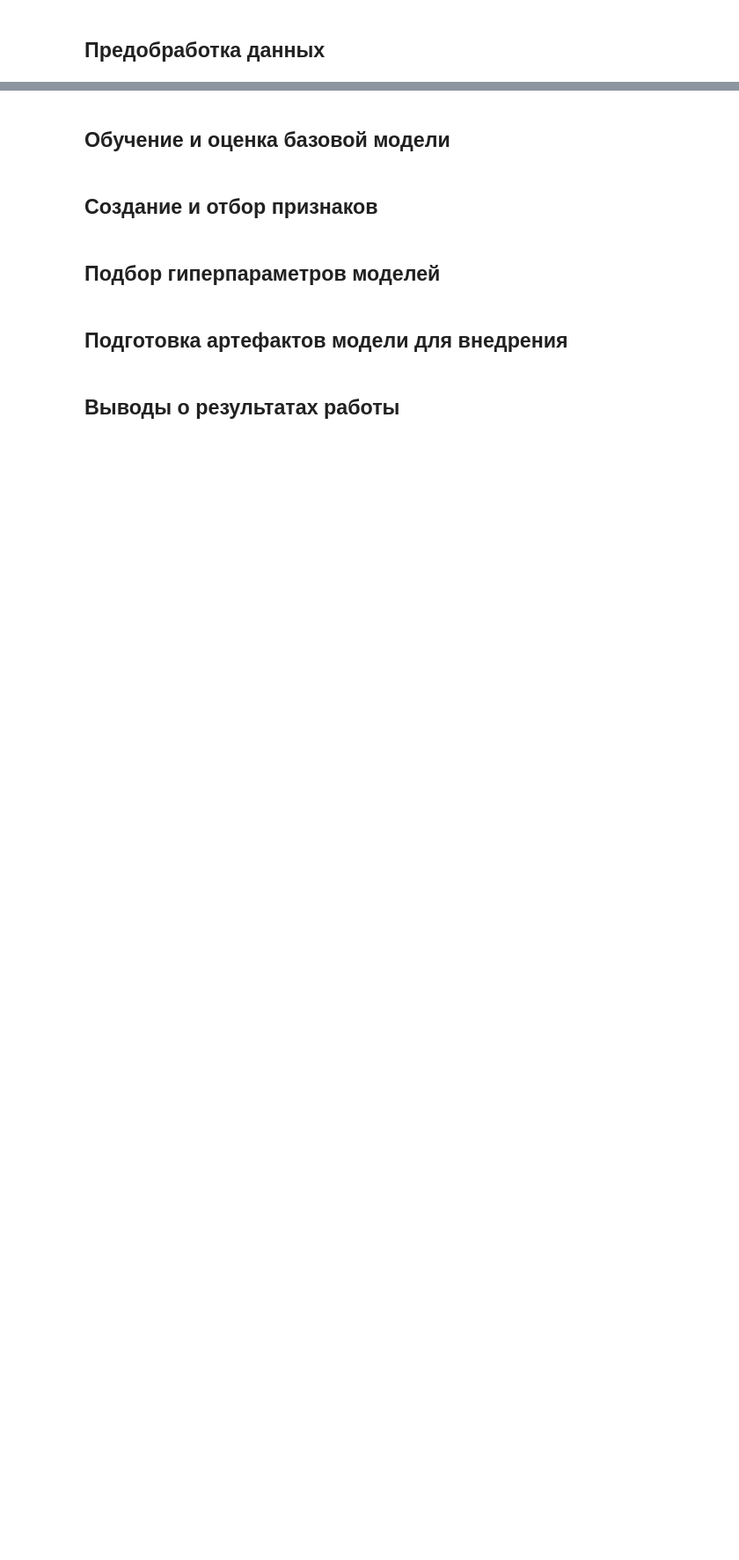
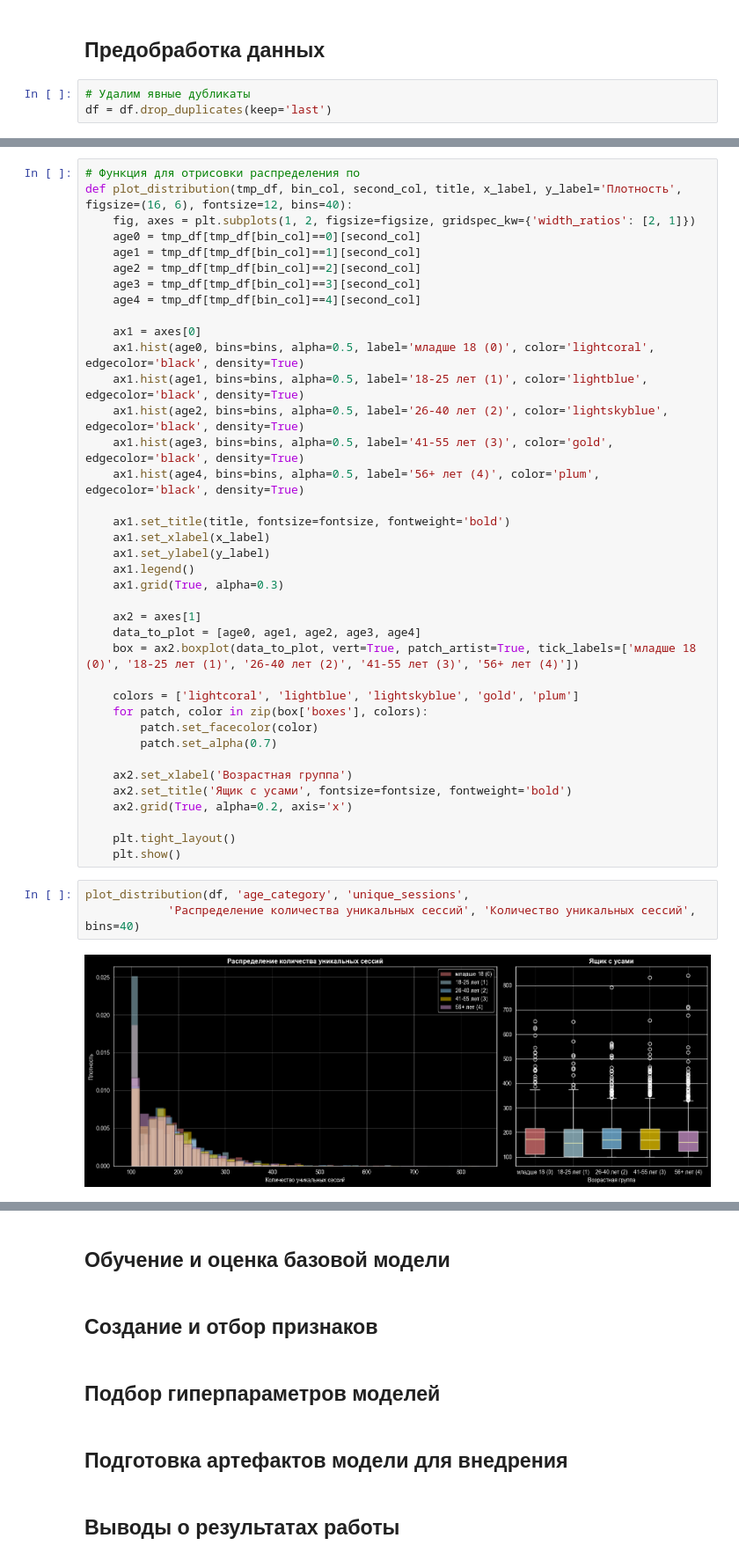
Before and after one commit to msesemov/DS_sprint_13, a Jupyter notebook: bb0537fc-bcd2-40a1-aa64-24d904954294.ipynb, the cells around one changed output, grey strips where cells are left out. Shown at 88% size. Saved outputs shown, nothing was run; the diff lists cells and outputs as text; blank space fills up the shorter version.

```diff
--- a/bb0537fc-bcd2-40a1-aa64-24d904954294.ipynb
+++ b/bb0537fc-bcd2-40a1-aa64-24d904954294.ipynb
@@ -502,2 +589,5 @@ max                   0.536364          19.000000                  0.293919
 # %% [markdown]
 ## Предобработка данных
+# %%
+# Удалим явные дубликаты
+df = df.drop_duplicates(keep='last')
@@ -503,0 +596,43 @@ max                   0.536364          19.000000                  0.293919
+# %%
+# Функция для отрисовки распределения по
+def plot_distribution(tmp_df, bin_col, second_col, title, x_label, y_label='Плотность', figsize=(16, 6), fontsize=12, bins=40):
+    fig, axes = plt.subplots(1, 2, figsize=figsize, gridspec_kw={'width_ratios': [2, 1]})
+    age0 = tmp_df[tmp_df[bin_col]==0][second_col]
+    age1 = tmp_df[tmp_df[bin_col]==1][second_col]
+    age2 = tmp_df[tmp_df[bin_col]==2][second_col]
+    age3 = tmp_df[tmp_df[bin_col]==3][second_col]
+    age4 = tmp_df[tmp_df[bin_col]==4][second_col]
+
+    ax1 = axes[0]
+    ax1.hist(age0, bins=bins, alpha=0.5, label='младше 18 (0)', color='lightcoral', edgecolor='black', density=True)
+    ax1.hist(age1, bins=bins, alpha=0.5, label='18-25 лет (1)', color='lightblue', edgecolor='black', density=True)
+    ax1.hist(age2, bins=bins, alpha=0.5, label='26-40 лет (2)', color='lightskyblue', edgecolor='black', density=True)
+    ax1.hist(age3, bins=bins, alpha=0.5, label='41-55 лет (3)', color='gold', edgecolor='black', density=True)
+    ax1.hist(age4, bins=bins, alpha=0.5, label='56+ лет (4)', color='plum', edgecolor='black', density=True)
+
+    ax1.set_title(title, fontsize=fontsize, fontweight='bold')
+    ax1.set_xlabel(x_label)
+    ax1.set_ylabel(y_label)
+    ax1.legend()
+    ax1.grid(True, alpha=0.3)
+
+    ax2 = axes[1]
+    data_to_plot = [age0, age1, age2, age3, age4]
+    box = ax2.boxplot(data_to_plot, vert=True, patch_artist=True, tick_labels=['младше 18 (0)', '18-25 лет (1)', '26-40 лет (2)', '41-55 лет (3)', '56+ лет (4)'])
+
+    colors = ['lightcoral', 'lightblue', 'lightskyblue', 'gold', 'plum']
+    for patch, color in zip(box['boxes'], colors):
+        patch.set_facecolor(color)
+        patch.set_alpha(0.7)
+
+    ax2.set_xlabel('Возрастная группа')
+    ax2.set_title('Ящик с усами', fontsize=fontsize, fontweight='bold')
+    ax2.grid(True, alpha=0.2, axis='x')
+
+    plt.tight_layout()
+    plt.show()
+# %%
+plot_distribution(df, 'age_category', 'unique_sessions',
+            'Распределение количества уникальных сессий', 'Количество уникальных сессий', bins=40)
+# %% [output]
+[figure, added]
```
Also changed, not shown: parts of 60 cells of this notebook.
